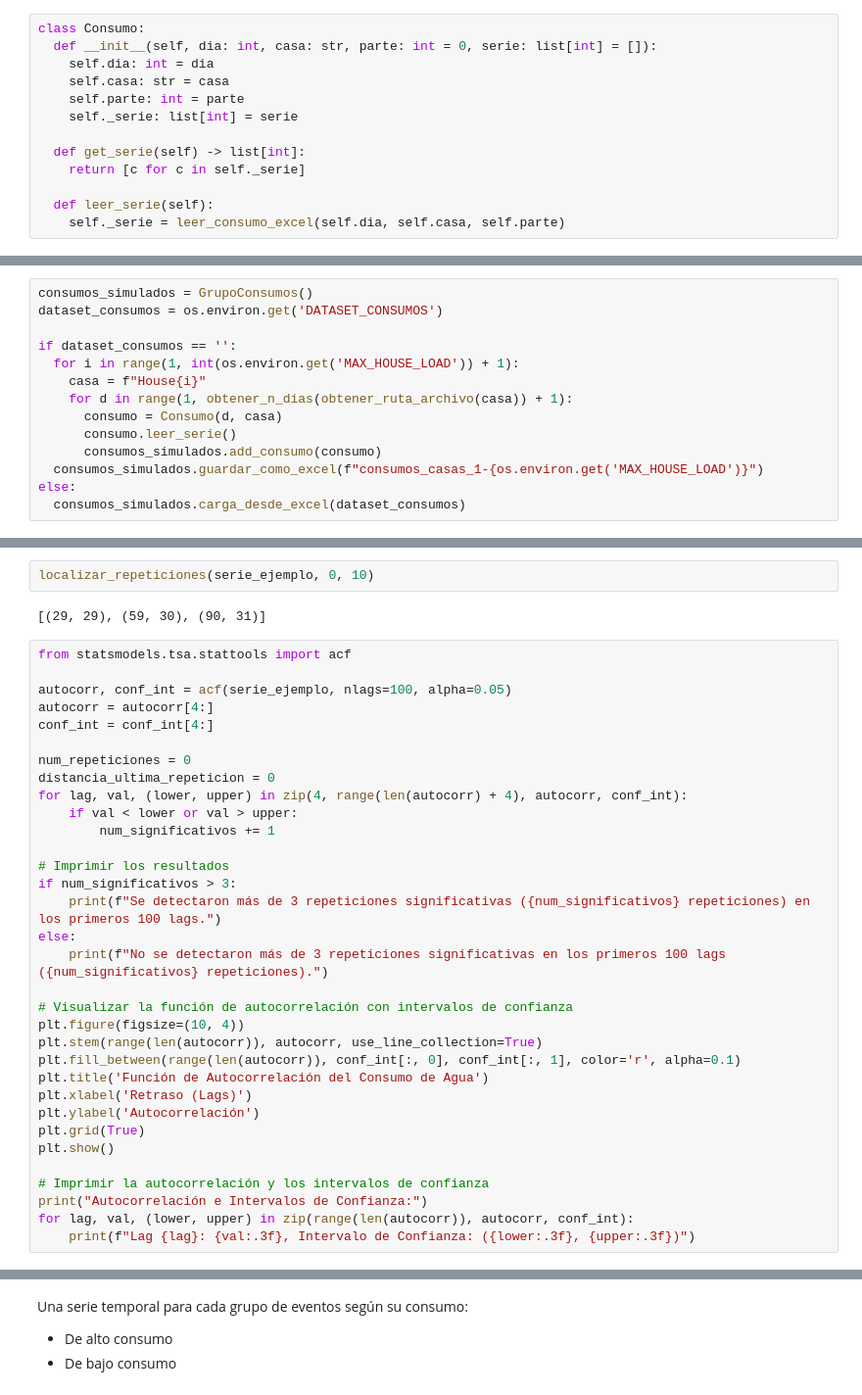
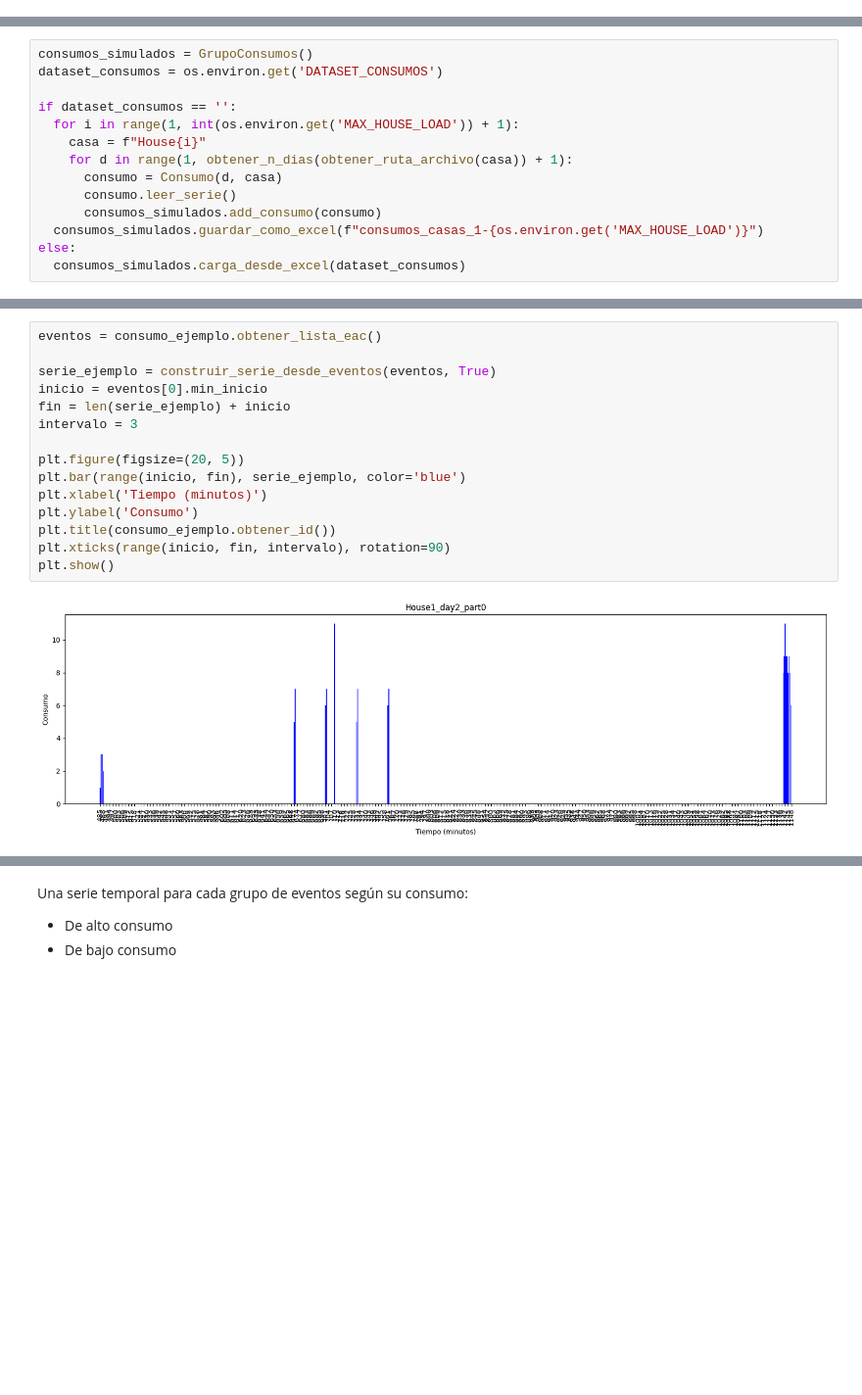
Before and after one commit to IagoGarciaSuarez/MUII_TFM, a Jupyter notebook: src/TFM.ipynb, the cells around one changed output, grey strips where cells are left out. Shown at 98% size. Cells and saved outputs as stored; diff of their text form; blank space fills up the shorter version.

```diff
--- a/src/TFM.ipynb
+++ b/src/TFM.ipynb
@@ -82,13 +247,0 @@ def localizar_repeticiones(serie: list[int], min_inicio: int, umbral_separacion_
-# %%
-class Consumo:
-  def __init__(self, dia: int, casa: str, parte: int = 0, serie: list[int] = []):
-    self.dia: int = dia
-    self.casa: str = casa
-    self.parte: int = parte
-    self._serie: list[int] = serie
-
-  def get_serie(self) -> list[int]:
-    return [c for c in self._serie]
-
-  def leer_serie(self):
-    self._serie = leer_consumo_excel(self.dia, self.casa, self.parte)
@@ -173,37 +285,17 @@ plt.show()
-# %%
-localizar_repeticiones(serie_ejemplo, 0, 10)
-# %% [output]
-[(29, 29), (59, 30), (90, 31)]
-# %%
-from statsmodels.tsa.stattools import acf
-
-autocorr, conf_int = acf(serie_ejemplo, nlags=100, alpha=0.05)
-autocorr = autocorr[4:]
-conf_int = conf_int[4:]
-
-num_repeticiones = 0
-distancia_ultima_repeticion = 0
-for lag, val, (lower, upper) in zip(4, range(len(autocorr) + 4), autocorr, conf_int):
-    if val < lower or val > upper:
-        num_significativos += 1
-
-# Imprimir los resultados
-if num_significativos > 3:
-    print(f"Se detectaron más de 3 repeticiones significativas ({num_significativos} repeticiones) en los primeros 100 lags.")
-else:
-    print(f"No se detectaron más de 3 repeticiones significativas en los primeros 100 lags ({num_significativos} repeticiones).")
-
-# Visualizar la función de autocorrelación con intervalos de confianza
-plt.figure(figsize=(10, 4))
-plt.stem(range(len(autocorr)), autocorr, use_line_collection=True)
-plt.fill_between(range(len(autocorr)), conf_int[:, 0], conf_int[:, 1], color='r', alpha=0.1)
-plt.title('Función de Autocorrelación del Consumo de Agua')
-plt.xlabel('Retraso (Lags)')
-plt.ylabel('Autocorrelación')
-plt.grid(True)
-plt.show()
-
-# Imprimir la autocorrelación y los intervalos de confianza
-print("Autocorrelación e Intervalos de Confianza:")
-for lag, val, (lower, upper) in zip(range(len(autocorr)), autocorr, conf_int):
-    print(f"Lag {lag}: {val:.3f}, Intervalo de Confianza: ({lower:.3f}, {upper:.3f})")
+# %%
+eventos = consumo_ejemplo.obtener_lista_eac()
+
+serie_ejemplo = construir_serie_desde_eventos(eventos, True)
+inicio = eventos[0].min_inicio
+fin = len(serie_ejemplo) + inicio
+intervalo = 3
+
+plt.figure(figsize=(20, 5))
+plt.bar(range(inicio, fin), serie_ejemplo, color='blue')
+plt.xlabel('Tiempo (minutos)')
+plt.ylabel('Consumo')
+plt.title(consumo_ejemplo.obtener_id())
+plt.xticks(range(inicio, fin, intervalo), rotation=90)
+plt.show()
+# %% [output]
+[figure, added]
```
Also changed, not shown: parts of 20 cells of this notebook.
